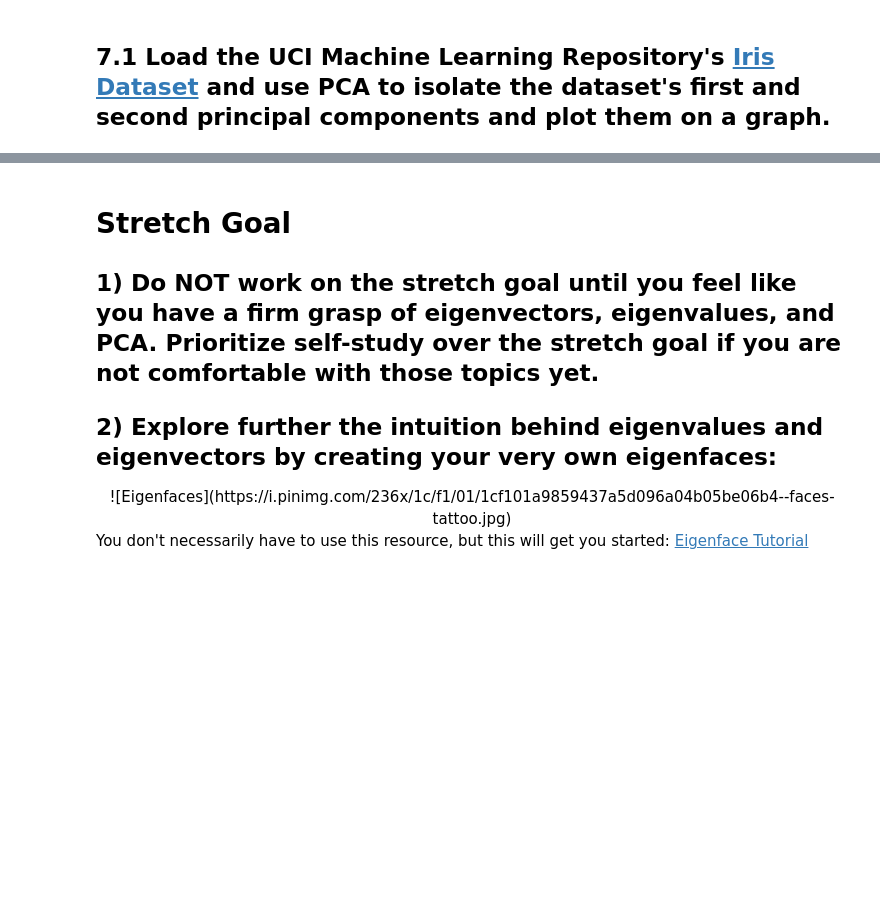
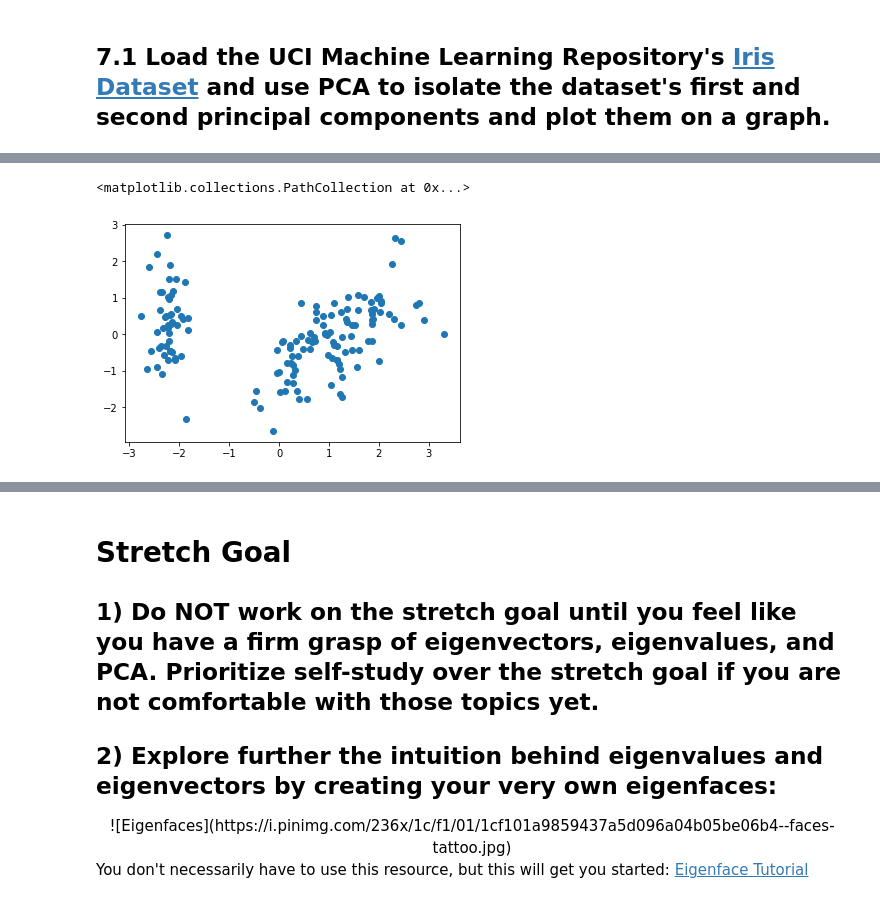
Before and after one commit to SarmenSinanian/DS-Unit-1-Sprint-4-Linear-Algebra, a Jupyter notebook: Sarmen_Sinanian_High_Dimensional_Data_Assignment.ipynb, the cells around one changed output, grey strips where cells are left out. Cells and saved outputs as stored; diff of their text form; code cells hidden in the pictures; blank space fills up the shorter version.

```diff
--- a/Sarmen_Sinanian_High_Dimensional_Data_Assignment.ipynb
+++ b/Sarmen_Sinanian_High_Dimensional_Data_Assignment.ipynb
@@ -63,0 +148,2 @@ q(\begin{bmatrix}x_1 \\ x_2 \\ x_3\end{bmatrix}) = \begin{bmatrix} 4x_1 + x_2 +
+# %%
+df_x = df.drop('species', axis='columns')
@@ -63,0 +170,3 @@ q(\begin{bmatrix}x_1 \\ x_2 \\ x_3\end{bmatrix}) = \begin{bmatrix} 4x_1 + x_2 +
+# %%
+X = df_x.values
+X
@@ -63,0 +245,4 @@ q(\begin{bmatrix}x_1 \\ x_2 \\ x_3\end{bmatrix}) = \begin{bmatrix} 4x_1 + x_2 +
+# %%
+Z = StandardScaler().fit_transform(X)
+
+print(np.mean(Z.T, axis=1))
@@ -63,0 +272,6 @@ q(\begin{bmatrix}x_1 \\ x_2 \\ x_3\end{bmatrix}) = \begin{bmatrix} 4x_1 + x_2 +
+# %%
+from sklearn.decomposition import PCA
+
+pcanalaysis = PCA(2)
+new_data = pca.fit_transform(Z)
+new_data
@@ -63,0 +298,5 @@ q(\begin{bmatrix}x_1 \\ x_2 \\ x_3\end{bmatrix}) = \begin{bmatrix} 4x_1 + x_2 +
+# %%
+plt.scatter(new_data[:,0], new_data[:,1])
+# %% [output]
+<matplotlib.collections.PathCollection at 0x...>
+[figure, added]
```
Also changed, not shown: parts of 36 cells of this notebook.
